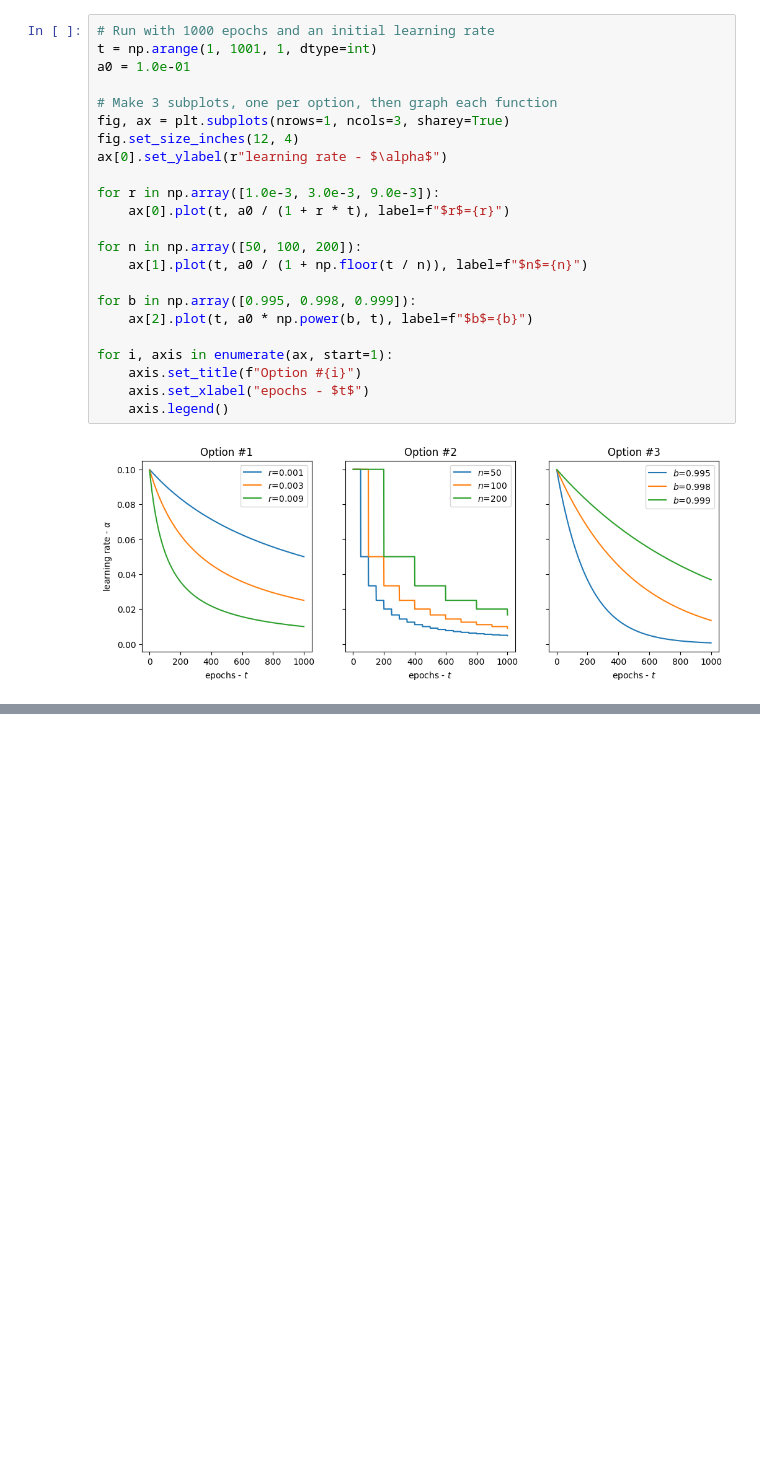
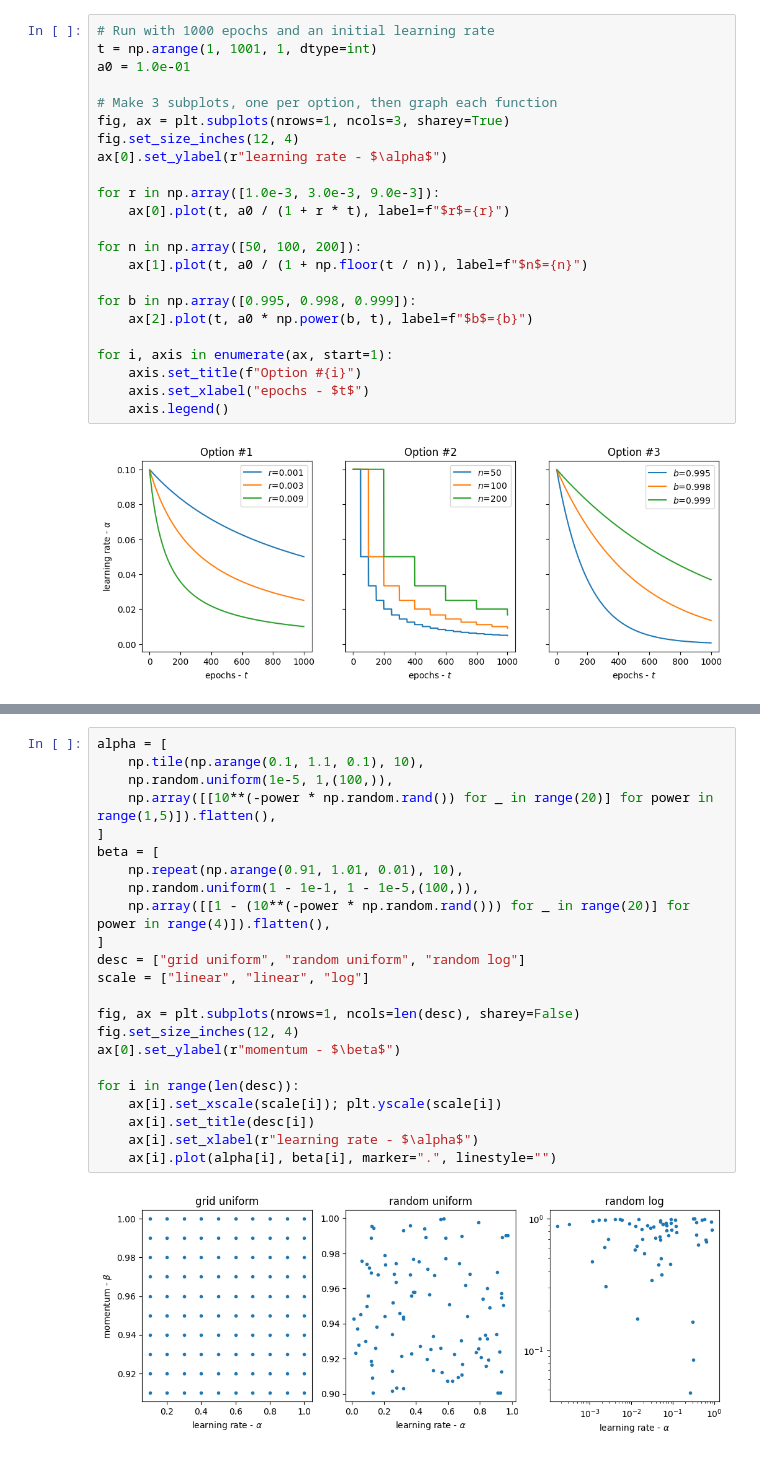
Before and after one commit to nickrusso42518/ml-qrg, a Jupyter notebook: ml_qrg.ipynb, the cells around one changed output, grey strips where cells are left out. Drawn from its saved outputs; the diff is of its cells as text; blank space fills up the shorter version.

```diff
--- a/ml_qrg.ipynb
+++ b/ml_qrg.ipynb
@@ -1250,0 +1266,25 @@ for i, axis in enumerate(ax, start=1):
+# %%
+alpha = [
+    np.tile(np.arange(0.1, 1.1, 0.1), 10),
+    np.random.uniform(1e-5, 1,(100,)),
+    np.array([[10**(-power * np.random.rand()) for _ in range(20)] for power in range(1,5)]).flatten(),
+]
+beta = [
+    np.repeat(np.arange(0.91, 1.01, 0.01), 10),
+    np.random.uniform(1 - 1e-1, 1 - 1e-5,(100,)),
+    np.array([[1 - (10**(-power * np.random.rand())) for _ in range(20)] for power in range(4)]).flatten(),
+]
+desc = ["grid uniform", "random uniform", "random log"]
+scale = ["linear", "linear", "log"]
+
+fig, ax = plt.subplots(nrows=1, ncols=len(desc), sharey=False)
+fig.set_size_inches(12, 4)
+ax[0].set_ylabel(r"momentum - $\beta$")
+
+for i in range(len(desc)):
+    ax[i].set_xscale(scale[i]); plt.yscale(scale[i])
+    ax[i].set_title(desc[i])
+    ax[i].set_xlabel(r"learning rate - $\alpha$")
+    ax[i].plot(alpha[i], beta[i], marker=".", linestyle="")
+# %% [output]
+[figure, added]
```
Also changed, not shown: parts of 1 cell of this notebook.
